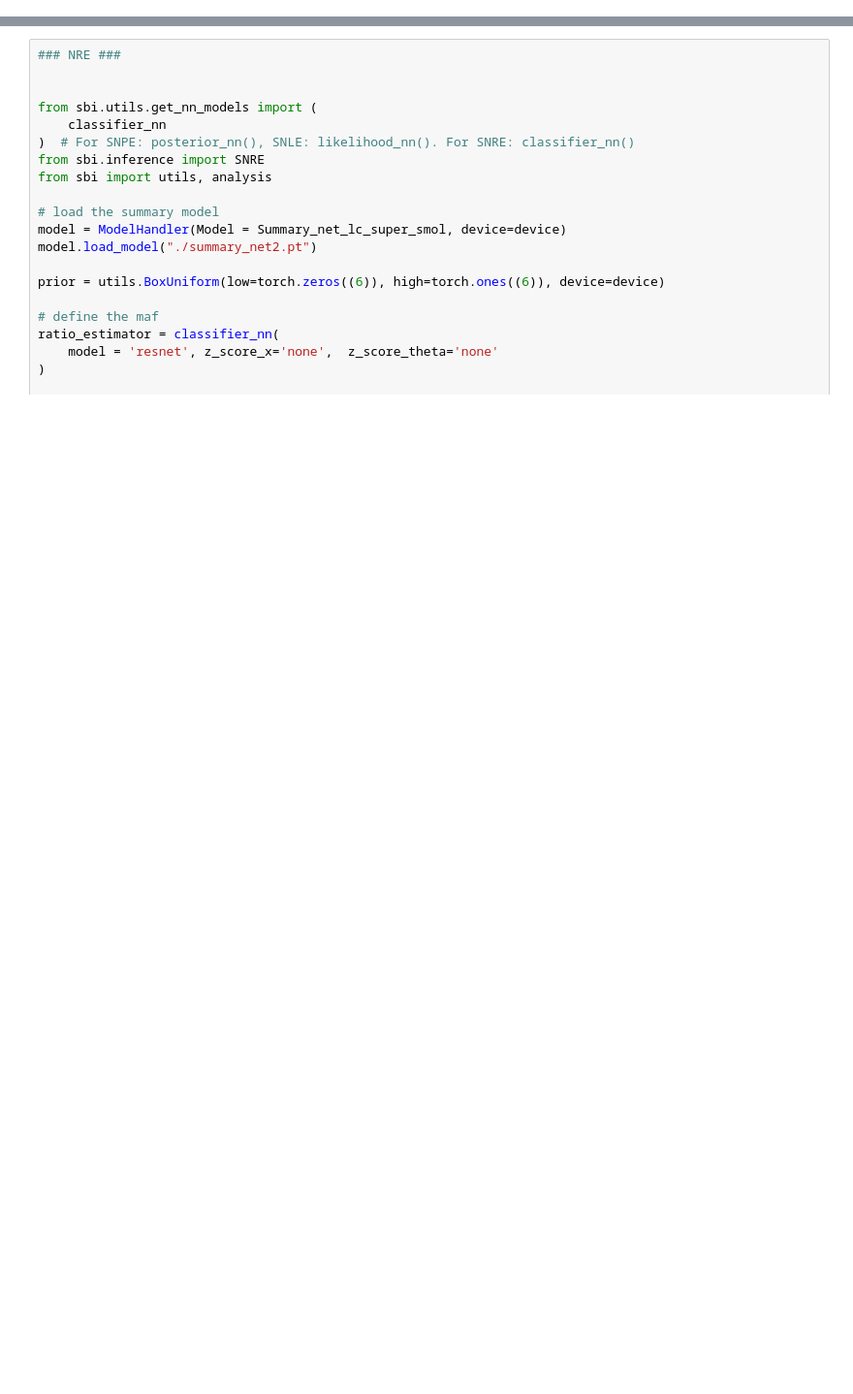
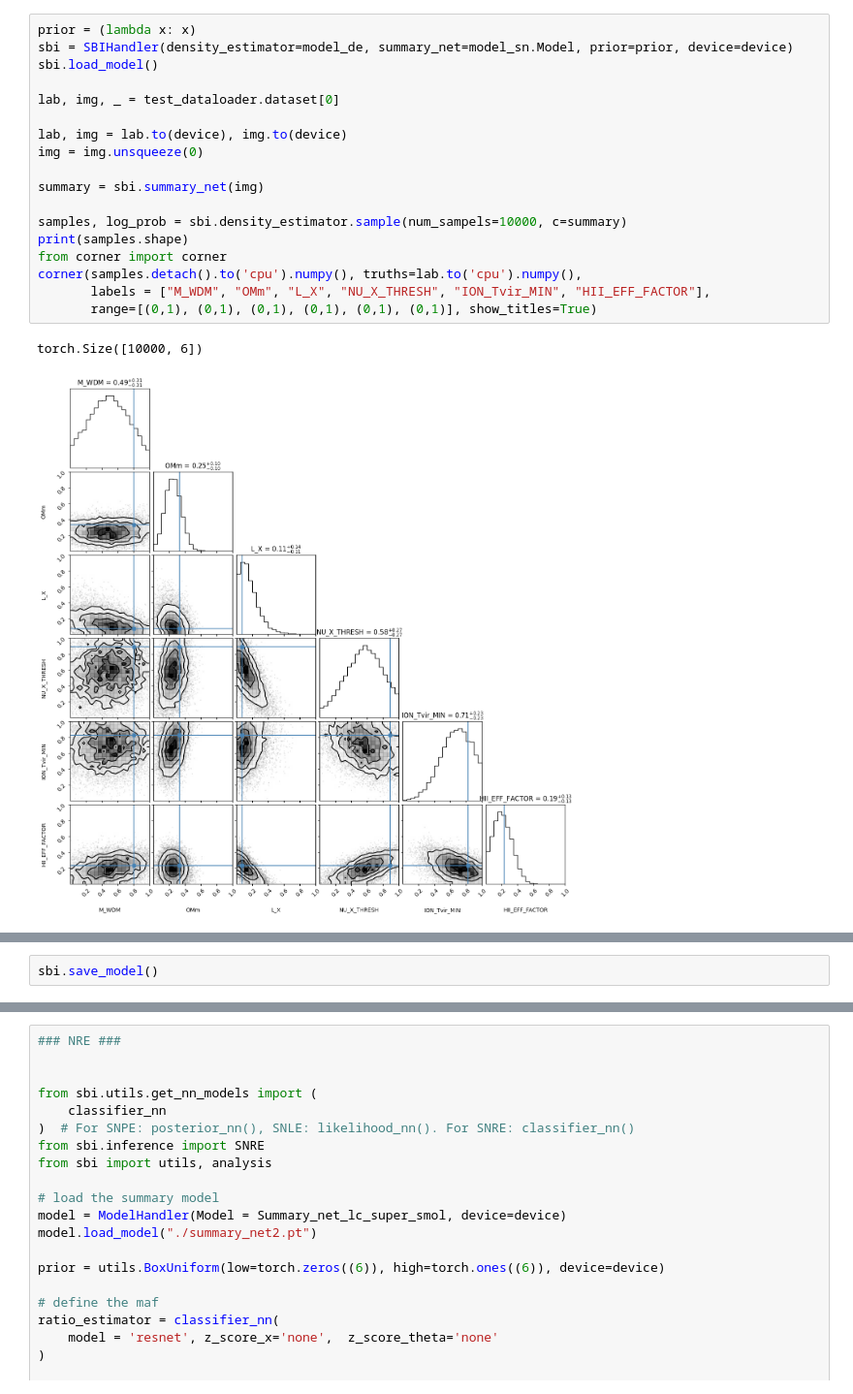
Before and after one commit to astro-ML/21cm-sbi, a Jupyter notebook: runner.ipynb, the cells around one changed output, grey strips where cells are left out. Shown at 97% size. Cells and saved outputs as stored; diff of their text form; blank space fills up the shorter version.

```diff
--- a/runner.ipynb
+++ b/runner.ipynb
@@ -80,0 +88,21 @@ model.test(Validation_data = test_dataloader, Model = model.Model, lossf=loss(**
+# %%
+prior = (lambda x: x)
+sbi = SBIHandler(density_estimator=model_de, summary_net=model_sn.Model, prior=prior, device=device)
+sbi.load_model()
+
+lab, img, _ = test_dataloader.dataset[0]
+
+lab, img = lab.to(device), img.to(device)
+img = img.unsqueeze(0)
+
+summary = sbi.summary_net(img)
+
+samples, log_prob = sbi.density_estimator.sample(num_sampels=10000, c=summary)
+print(samples.shape)
+from corner import corner
+corner(samples.detach().to('cpu').numpy(), truths=lab.to('cpu').numpy(),
+       labels = ["M_WDM", "OMm", "L_X", "NU_X_THRESH", "ION_Tvir_MIN", "HII_EFF_FACTOR"],
+       range=[(0,1), (0,1), (0,1), (0,1), (0,1), (0,1)], show_titles=True)
+# %% [output]
+torch.Size([10000, 6])
+[figure, added]
@@ -80,0 +110,2 @@ model.test(Validation_data = test_dataloader, Model = model.Model, lossf=loss(**
+# %%
+sbi.save_model()
```
Also changed, not shown: parts of 15 cells of this notebook, 3 other files.
